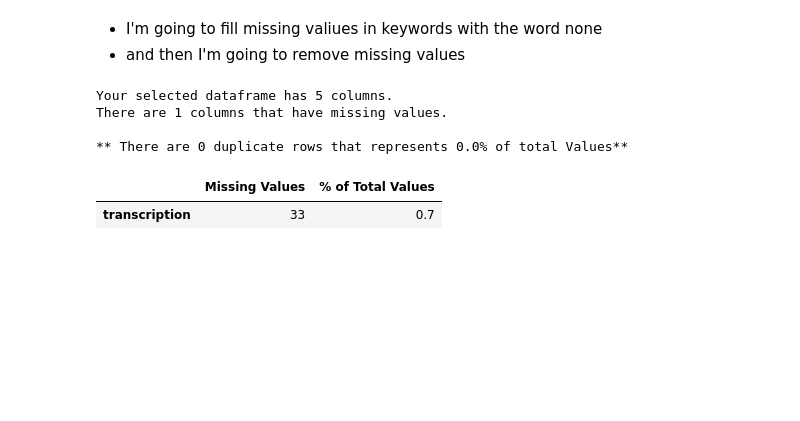
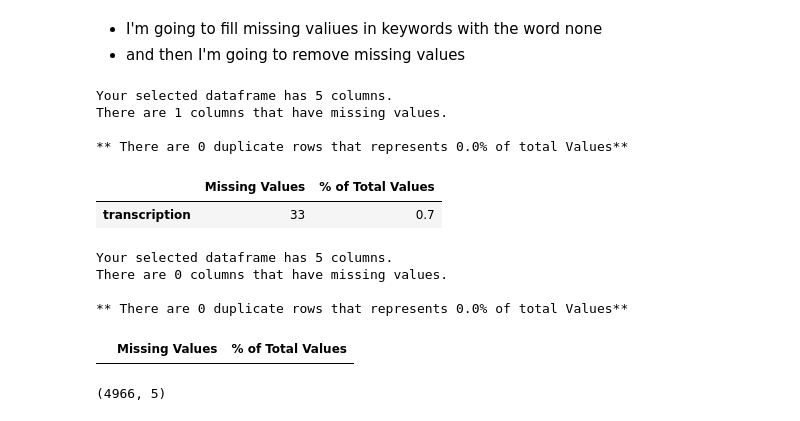
Before and after one commit to cindyvillanuevads/project_medical_text, a Jupyter notebook: initial_notebook.ipynb, the cells around one changed output. Cells and saved outputs as stored; diff of their text form; code cells hidden in the pictures; blank space fills up the shorter version.

Commit message:
remove missing values

```diff
--- a/initial_notebook.ipynb
+++ b/initial_notebook.ipynb
@@ -144,3 +144,15 @@ There are 1 columns that have missing values.
 ** There are 0 duplicate rows that represents 0.0% of total Values**
 |  | Missing Values | % of Total Values |
 | transcription | 33 | 0.7 |
+# %%
+#removing missing values
+df = df.dropna(axis=0).reset_index(drop=True)
+# %%
+#checking again missing values
+pre.miss_dup_values(df)
+# %% [output]
+Your selected dataframe has 5 columns.
+There are 0 columns that have missing values.
+
+** There are 0 duplicate rows that represents 0.0% of total Values**
+|  | Missing Values | % of Total Values |
@@ -146,0 +161,4 @@ There are 1 columns that have missing values.
+# %%
+df.shape
+# %% [output]
+(4966, 5)
```
Also changed, not shown: parts of 1 cell of this notebook.
